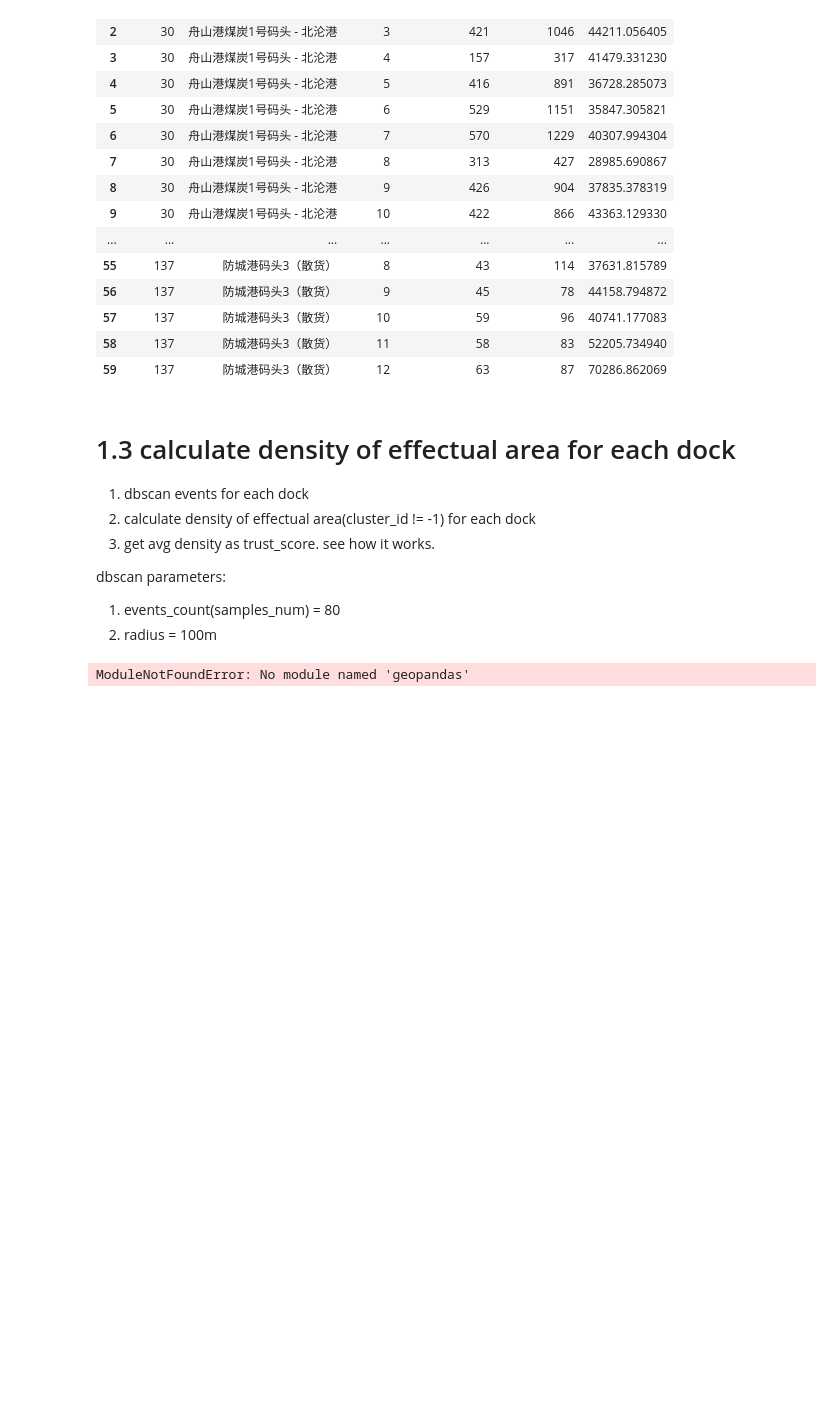
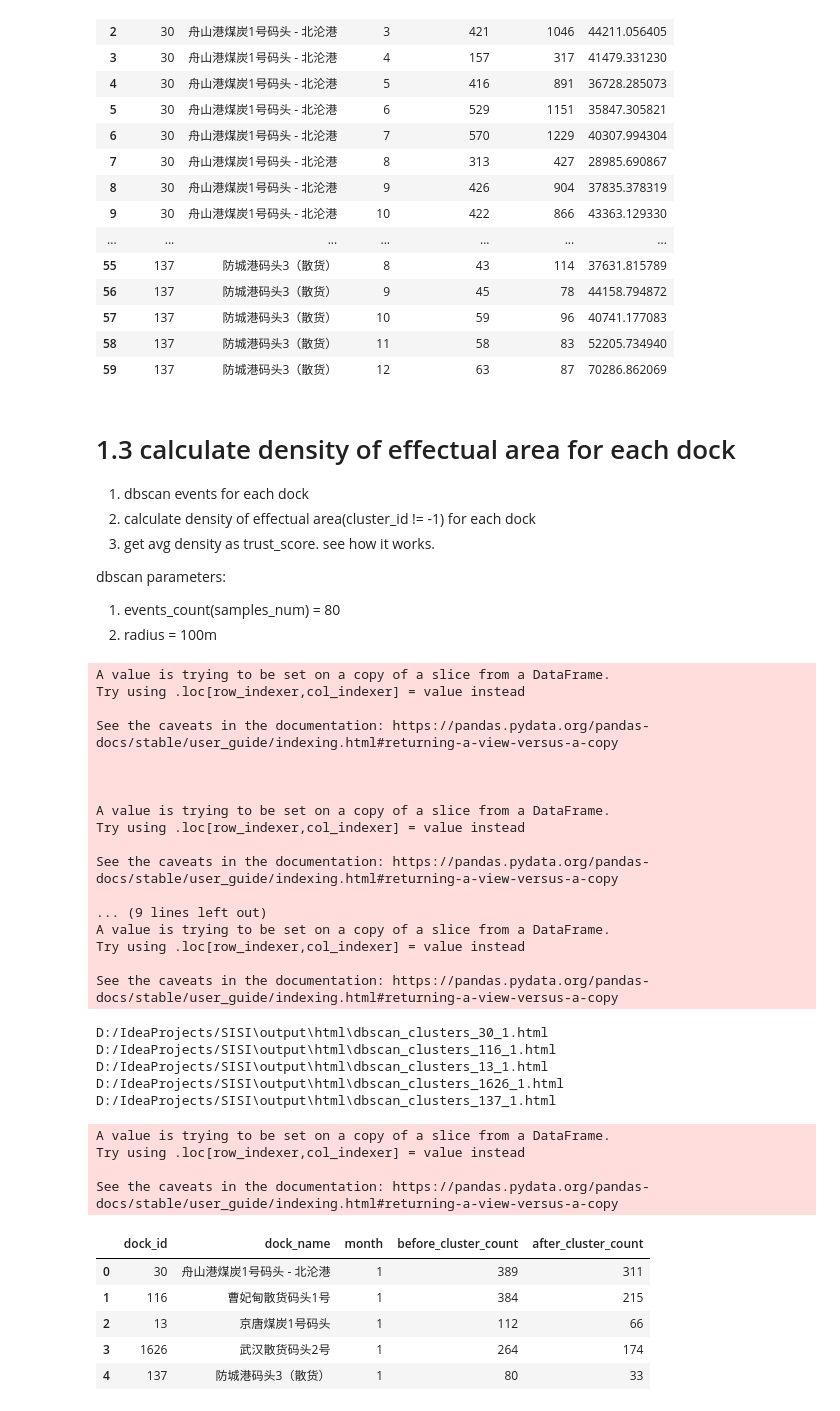
Before and after one commit to jiayuqiu/sisi, a Jupyter notebook: core/notebooks/trust_score.ipynb, the cells around one changed output. Cells and saved outputs as stored; diff of their text form; code cells hidden in the pictures; blank space fills up the shorter version.

```diff
--- a/core/notebooks/trust_score.ipynb
+++ b/core/notebooks/trust_score.ipynb
@@ -160,10 +170,11 @@ dbscan parameters:
 2. radius = 100m
 # %%
 import numpy as np
-import geopandas as gpd
 from sklearn.cluster import DBSCAN
 
-import matplotlib.pyplot as plt
+import plotly.express as px
+
+import plotly.io as pio
 
 indicator_values = []
 for _, row in standard_coal_dock_df.iterrows():
@@ -173,45 +184,91 @@ for _, row in standard_coal_dock_df.iterrows():
         _month_dock_events = coal_dock_events_df.loc[(coal_dock_events_df['coal_dock_id'] == dock_id) & (coal_dock_events_df['month'] == month)]
         _month_dock_events.loc[:, 'stop_duration'] = _month_dock_events.apply(lambda _row: _row['end_time'] - _row['begin_time'], axis=1)
         _month_dock_events = _month_dock_events.loc[(_month_dock_events['stop_duration'] > 1800) & (_month_dock_events['stop_duration'] < 7 * 24 * 3600)]
-        # print(_month_dock_events.head())
+        print(_month_dock_events.shape)
 
         coords = _month_dock_events[[var.column_names.lng_column_name, var.column_names.lat_column_name]].values
         db = DBSCAN(
             eps=0.1 / var.geo_param.kms_per_radian,
             min_samples=10,  # convert 0.1m to radian.
             algorithm='ball_tree',
             metric='haversine'
         ).fit(np.radians(coords))
         _month_dock_events.loc[:, 'cluster_id'] = db.labels_
         # print(f"dock name: {dock_name}, before cluster events shape: {_month_dock_events.shape}")
         before_cluster_events_count = _month_dock_events.shape[0]
         _month_dock_events = _month_dock_events.loc[_month_dock_events['cluster_id'] != -1]
         # print(f"dock name: {dock_name}, after cluster events shape: {_month_dock_events.shape}")
         after_cluster_events_count = _month_dock_events.shape[0]
         indicator_values.append(
             {
                 'dock_id': dock_id,
                 'dock_name': dock_name,
                 'month': month,
                 'before_cluster_count': before_cluster_events_count,
                 'after_cluster_count': after_cluster_events_count
             }
         )
 
-        geo_events_df = gpd.GeoDataFrame(
+        # Plot the clusters
+        fig = px.scatter_mapbox(
             _month_dock_events,
-            geometry=gpd.points_from_xy(_month_dock_events[var.column_names.lng_column_name], _month_dock_events[var.column_names.lat_column_name])
+            lat=var.column_names.lat_column_name,
+            lon=var.column_names.lng_column_name,
+            color='cluster_id',
+            title='DBSCAN Clusters',
+            color_continuous_scale=px.colors.cyclical.IceFire,
+            zoom=5,
+            height=600
         )
 
-        # Plot the clusters
-        fig, ax = plt.subplots(1, 1, figsize=(10, 10))
-        geo_events_df.plot(column='cluster_id', categorical=True, legend=True, ax=ax, cmap='viridis', markersize=5)
-        plt.title('DBSCAN Clusters')
-        plt.xlabel('Longitude')
-        plt.ylabel('Latitude')
-        plt.show()
+        fig.update_layout(
+            mapbox_style="carto-positron",
+            mapbox_center={
+                "lat": _month_dock_events[var.column_names.lat_column_name].mean(),
+                "lon": _month_dock_events[var.column_names.lat_column_name].mean()
+            },
+            margin={"r":0,"t":0,"l":0,"b":0},
+            height=700, width=1200
+        )
+
+        output_file = os.path.join(var.root_path, var.dp_names.output_path, 'html', f'dbscan_clusters_{dock_id}_{month}.html')
+        print(output_file)
+        pio.write_html(fig, file=output_file, auto_open=False)
         # print(">>>>>>>>>>>>>>>>>>>>>>>>>>>>>>>>>>>>>>>>>>>>>>>>>>>>>>>")
+        break
+
 indicator_values_df = pd.DataFrame(indicator_values)
 indicator_values_df
 # %% [output]
-ModuleNotFoundError: No module named 'geopandas'
+A value is trying to be set on a copy of a slice from a DataFrame.
+Try using .loc[row_indexer,col_indexer] = value instead
+
+See the caveats in the documentation: https://pandas.pydata.org/pandas-docs/stable/user_guide/indexing.html#returning-a-view-versus-a-copy
+
+
+
+A value is trying to be set on a copy of a slice from a DataFrame.
+Try using .loc[row_indexer,col_indexer] = value instead
+
+See the caveats in the documentation: https://pandas.pydata.org/pandas-docs/stable/user_guide/indexing.html#returning-a-view-versus-a-copy
+
+... (9 lines left out)
+A value is trying to be set on a copy of a slice from a DataFrame.
+Try using .loc[row_indexer,col_indexer] = value instead
+
+See the caveats in the documentation: https://pandas.pydata.org/pandas-docs/stable/user_guide/indexing.html#returning-a-view-versus-a-copy
+D:/IdeaProjects/SISI\output\html\dbscan_clusters_30_1.html
+D:/IdeaProjects/SISI\output\html\dbscan_clusters_116_1.html
+D:/IdeaProjects/SISI\output\html\dbscan_clusters_13_1.html
+D:/IdeaProjects/SISI\output\html\dbscan_clusters_1626_1.html
+D:/IdeaProjects/SISI\output\html\dbscan_clusters_137_1.html
+A value is trying to be set on a copy of a slice from a DataFrame.
+Try using .loc[row_indexer,col_indexer] = value instead
+
+See the caveats in the documentation: https://pandas.pydata.org/pandas-docs/stable/user_guide/indexing.html#returning-a-view-versus-a-copy
+|  | dock_id | dock_name | month | before_cluster_count | after_cluster_count |
+| 0 | 30 | 舟山港煤炭1号码头 - 北沦港 | 1 | 389 | 311 |
+| 1 | 116 | 曹妃甸散货码头1号 | 1 | 384 | 215 |
+| 2 | 13 | 京唐煤炭1号码头 | 1 | 112 | 66 |
+| 3 | 1626 | 武汉散货码头2号 | 1 | 264 | 174 |
+| 4 | 137 | 防城港码头3（散货） | 1 | 80 | 33 |
```
Also changed, not shown: parts of 2 cells of this notebook, 6 other files.
